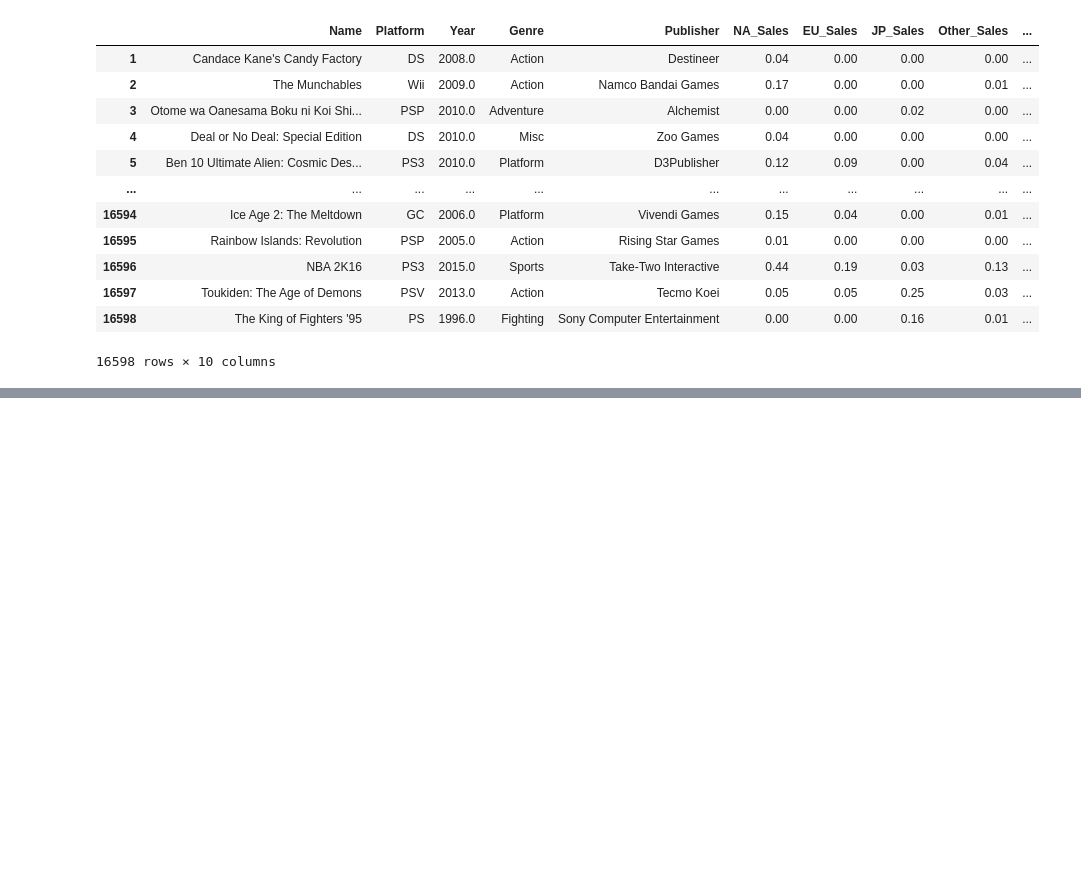
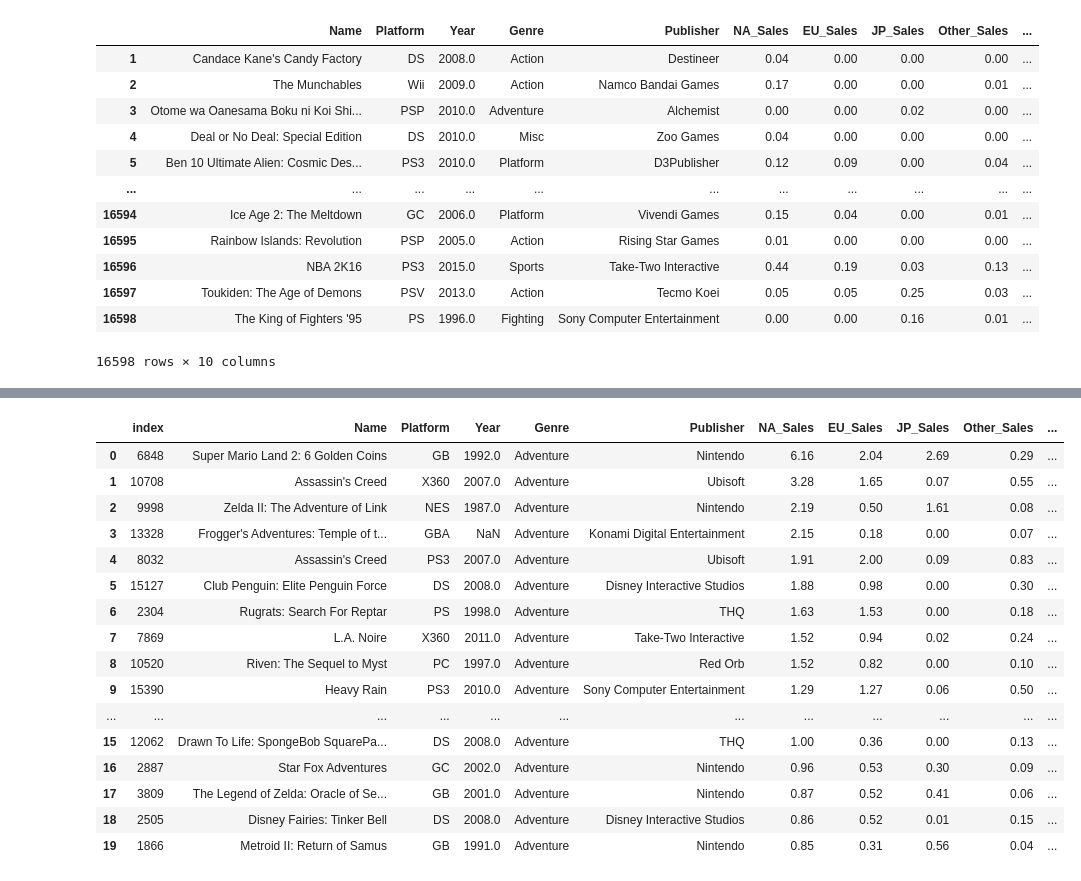
Before and after one commit to KyungRyeolBaek/study, a Jupyter notebook: ai03_백경렬_Section1_Project.ipynb, the cells around one changed output, grey strips where cells are left out. Drawn from its saved outputs; the diff is of its cells as text; code cells hidden in the pictures; blank space fills up the shorter version.

```diff
--- a/ai03_백경렬_Section1_Project.ipynb
+++ b/ai03_백경렬_Section1_Project.ipynb
@@ -761,0 +1044,20 @@ df
+# %%
+df.groupby('Genre').get_group(genre[1]).sort_values(by = 'NA_Sales', ascending = False).reset_index().head(20)
+# %% [output]
+|  | index | Name | Platform | Year | Genre | Publisher | NA_Sales | EU_Sales | JP_Sales | Other_Sales | ... |
+| 0 | 6848 | Super Mario Land 2: 6 Golden Coins | GB | 1992.0 | Adventure | Nintendo | 6.16 | 2.04 | 2.69 | 0.29 | ... |
+| 1 | 10708 | Assassin's Creed | X360 | 2007.0 | Adventure | Ubisoft | 3.28 | 1.65 | 0.07 | 0.55 | ... |
+| 2 | 9998 | Zelda II: The Adventure of Link | NES | 1987.0 | Adventure | Nintendo | 2.19 | 0.50 | 1.61 | 0.08 | ... |
+| 3 | 13328 | Frogger's Adventures: Temple of t... | GBA | NaN | Adventure | Konami Digital Entertainment | 2.15 | 0.18 | 0.00 | 0.07 | ... |
+| 4 | 8032 | Assassin's Creed | PS3 | 2007.0 | Adventure | Ubisoft | 1.91 | 2.00 | 0.09 | 0.83 | ... |
+| 5 | 15127 | Club Penguin: Elite Penguin Force | DS | 2008.0 | Adventure | Disney Interactive Studios | 1.88 | 0.98 | 0.00 | 0.30 | ... |
+| 6 | 2304 | Rugrats: Search For Reptar | PS | 1998.0 | Adventure | THQ | 1.63 | 1.53 | 0.00 | 0.18 | ... |
+| 7 | 7869 | L.A. Noire | X360 | 2011.0 | Adventure | Take-Two Interactive | 1.52 | 0.94 | 0.02 | 0.24 | ... |
+| 8 | 10520 | Riven: The Sequel to Myst | PC | 1997.0 | Adventure | Red Orb | 1.52 | 0.82 | 0.00 | 0.10 | ... |
+| 9 | 15390 | Heavy Rain | PS3 | 2010.0 | Adventure | Sony Computer Entertainment | 1.29 | 1.27 | 0.06 | 0.50 | ... |
+| ... | ... | ... | ... | ... | ... | ... | ... | ... | ... | ... | ... |
+| 15 | 12062 | Drawn To Life: SpongeBob SquarePa... | DS | 2008.0 | Adventure | THQ | 1.00 | 0.36 | 0.00 | 0.13 | ... |
+| 16 | 2887 | Star Fox Adventures | GC | 2002.0 | Adventure | Nintendo | 0.96 | 0.53 | 0.30 | 0.09 | ... |
+| 17 | 3809 | The Legend of Zelda: Oracle of Se... | GB | 2001.0 | Adventure | Nintendo | 0.87 | 0.52 | 0.41 | 0.06 | ... |
+| 18 | 2505 | Disney Fairies: Tinker Bell | DS | 2008.0 | Adventure | Disney Interactive Studios | 0.86 | 0.52 | 0.01 | 0.15 | ... |
+| 19 | 1866 | Metroid II: Return of Samus | GB | 1991.0 | Adventure | Nintendo | 0.85 | 0.31 | 0.56 | 0.04 | ... |
```
Also changed, not shown: parts of 29 cells of this notebook.
